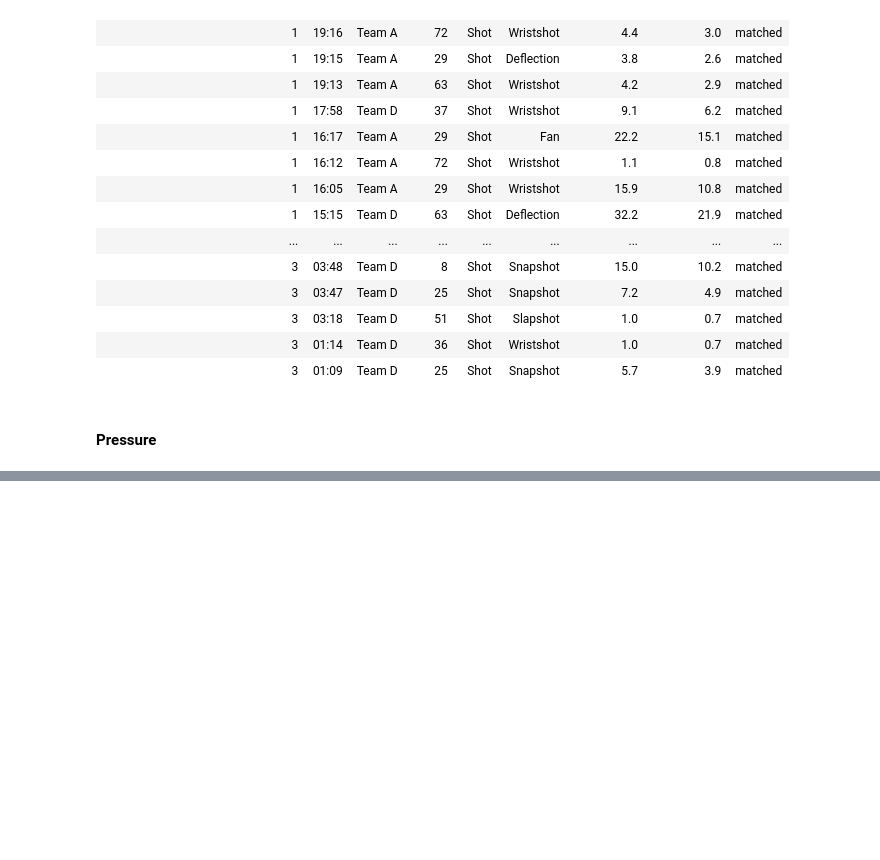
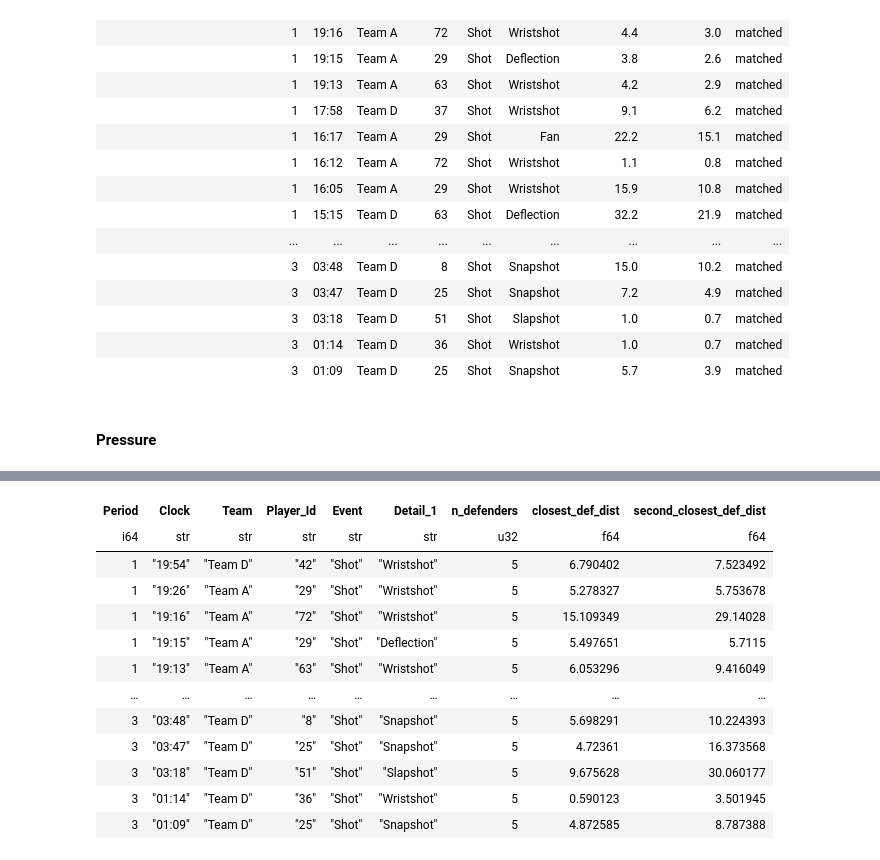
Before and after one commit to howardbaik/player-tracking-data, a Jupyter notebook: inspect-data.ipynb, the cells around one changed output, grey strips where cells are left out. Saved outputs shown, nothing was run; the diff lists cells and outputs as text; code cells hidden in the pictures; blank space fills up the shorter version.

```diff
--- a/inspect-data.ipynb
+++ b/inspect-data.ipynb
@@ -584,3 +584,85 @@ shot_speed_table = shot_speeds.select(
 | 3 | 01:09 | Team D | 25 | Shot | Snapshot | 5.7 | 3.9 | matched |
 # %% [markdown]
 #### Pressure
+# %%
+# Pressure: distance from the shot location to the closest and second-closest
+# *defending skater*. Following the cited paper, a continuous distance is more
+# descriptive than counting defenders within 6 ft, and adding the second-closest
+# defender captures pressure from multiple defenders.
+#
+# Goalies (jersey "Go") are excluded: a goalie sits in the crease on nearly every
+# shot, so it would dominate the "closest defender" distance without reflecting
+# real defensive pressure.
+#
+# We reuse the release Frame matched in the shooter-speed step: at that frame we take
+# every opposing skater's tracked position and measure straight-line distance to the
+# shot location. "used_flip" (from the same matching) tells us whether the event's
+# (X, Y) had to be negated to line up with the tracking frame for that shot, so we
+# apply the same flip to the shot coordinates here.
+#
+# Note: tracking coverage is partial -- many frames carry fewer than 5 skaters per team
+# (see n_defenders). Coverage concentrates near the play, so the closest defenders (the
+# ones this feature needs) are the most reliably tracked; n_defenders records how many
+# defenders were actually visible at each shot's release frame.
+
+# Defending skaters only: opposite tracking team, real jersey numbers, no goalies.
+defenders = (
+    players
+    .filter(pl.col("Jersey") != "Go")
+    .select([
+        "Period", "Team", "Frame",
+        "Rink Location X (Feet)", "Rink Location Y (Feet)",
+    ])
+)
+
+# Per shot: the defending team, the release frame, and the shot location in tracking
+# coordinates (negated when the release match used the flip).
+shot_frames = (
+    shots
+    .join(release.select(["shot_id", "Frame", "used_flip"]), on="shot_id", how="left")
+    .with_columns(
+        pl.when(pl.col("Track_Team") == "Home").then(pl.lit("Away"))
+          .otherwise(pl.lit("Home")).alias("Def_Team"),
+        pl.when(pl.col("used_flip")).then(-pl.col("X_Coordinate"))
+          .otherwise(pl.col("X_Coordinate")).alias("Shot_X"),
+        pl.when(pl.col("used_flip")).then(-pl.col("Y_Coordinate"))
+          .otherwise(pl.col("Y_Coordinate")).alias("Shot_Y"),
+    )
+    .select(["shot_id", "Period", "Def_Team", "Frame", "Shot_X", "Shot_Y"])
+)
+
+# Join each shot to every defending skater in its release frame; measure distance.
+pressure = (
+    shot_frames
+    .join(
+        defenders,
+        left_on=["Period", "Def_Team", "Frame"],
+        right_on=["Period", "Team", "Frame"],
+        how="left",
+    )
+    .with_columns(
+        ((pl.col("Rink Location X (Feet)") - pl.col("Shot_X")) ** 2
+         + (pl.col("Rink Location Y (Feet)") - pl.col("Shot_Y")) ** 2)
+        .sqrt().alias("def_dist")
+    )
+    .group_by("shot_id", maintain_order=True)
+    .agg(
+        pl.col("def_dist").sort(nulls_last=True).alias("def_dists"),
+        pl.col("def_dist").is_not_null().sum().alias("n_defenders"),
+    )
+    .with_columns(
+        pl.col("def_dists").list.get(0, null_on_oob=True).alias("closest_def_dist"),
+        pl.col("def_dists").list.get(1, null_on_oob=True).alias("second_closest_def_dist"),
+    )
+    .drop("def_dists")
+)
+
+# Attach to the shots table for use as expected-goals model features.
+shot_pressure = shots.join(pressure, on="shot_id", how="left").select(
+    "Period", "Clock", "Team", "Player_Id", "Event", "Detail_1",
+    "n_defenders", "closest_def_dist", "second_closest_def_dist",
+)
+
+
+shot_pressure
+# %% [output]
@@ -586,0 +670,13 @@ shot_speed_table = shot_speeds.select(
+| Period | Clock | Team | Player_Id | Event | Detail_1 | n_defenders | closest_def_dist | second_closest_def_dist |
+| i64 | str | str | str | str | str | u32 | f64 | f64 |
+| 1 | "19:54" | "Team D" | "42" | "Shot" | "Wristshot" | 5 | 6.790402 | 7.523492 |
+| 1 | "19:26" | "Team A" | "29" | "Shot" | "Wristshot" | 5 | 5.278327 | 5.753678 |
+| 1 | "19:16" | "Team A" | "72" | "Shot" | "Wristshot" | 5 | 15.109349 | 29.14028 |
+| 1 | "19:15" | "Team A" | "29" | "Shot" | "Deflection" | 5 | 5.497651 | 5.7115 |
+| 1 | "19:13" | "Team A" | "63" | "Shot" | "Wristshot" | 5 | 6.053296 | 9.416049 |
+| … | … | … | … | … | … | … | … | … |
+| 3 | "03:48" | "Team D" | "8" | "Shot" | "Snapshot" | 5 | 5.698291 | 10.224393 |
+| 3 | "03:47" | "Team D" | "25" | "Shot" | "Snapshot" | 5 | 4.72361 | 16.373568 |
+| 3 | "03:18" | "Team D" | "51" | "Shot" | "Slapshot" | 5 | 9.675628 | 30.060177 |
+| 3 | "01:14" | "Team D" | "36" | "Shot" | "Wristshot" | 5 | 0.590123 | 3.501945 |
+| 3 | "01:09" | "Team D" | "25" | "Shot" | "Snapshot" | 5 | 4.872585 | 8.787388 |
```
Also changed, not shown: parts of 8 cells of this notebook, 2 other files.
